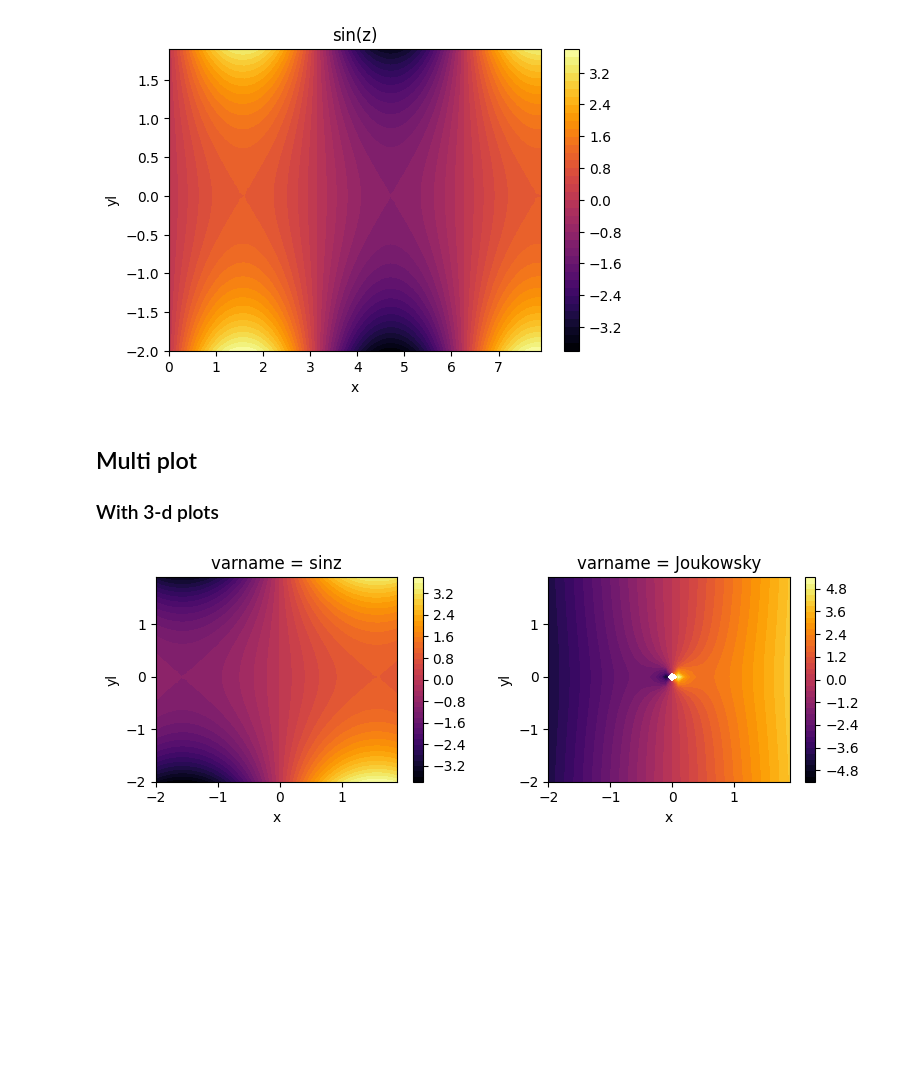
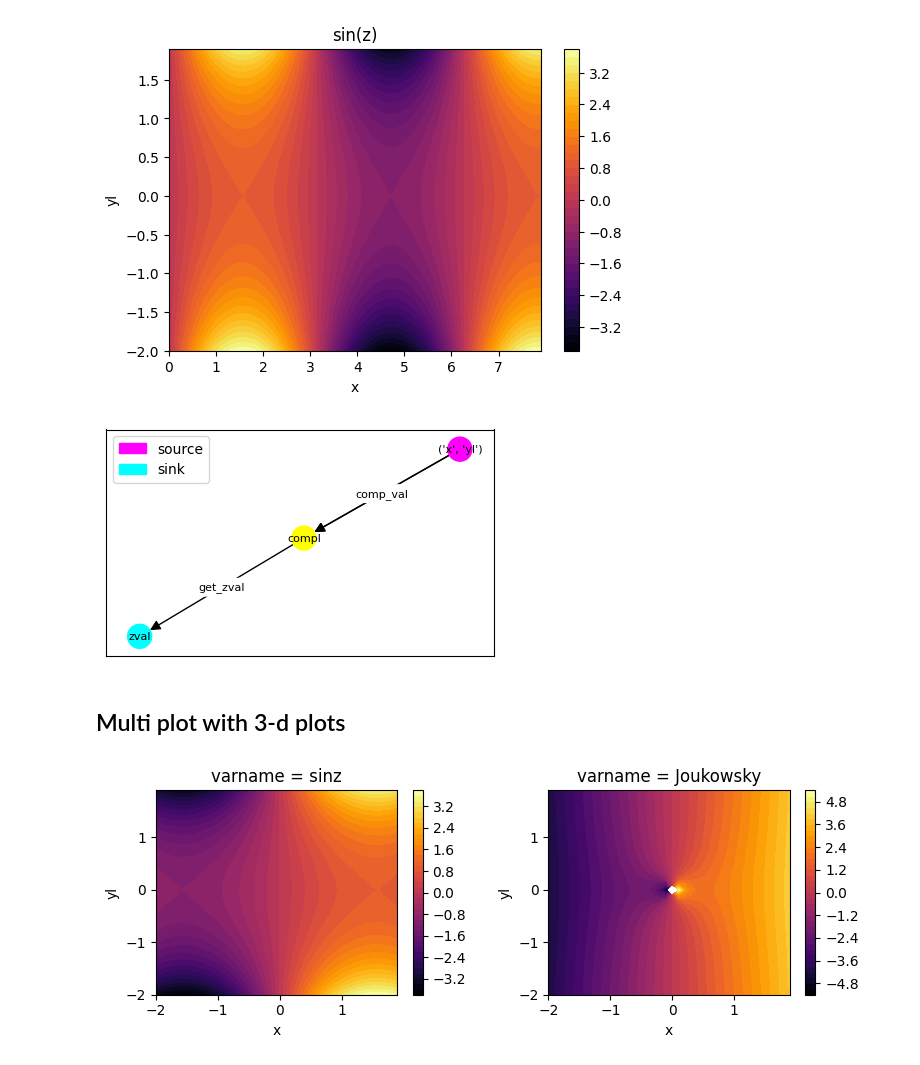
Before and after one commit to danlkv/cartesian-explorer, a Jupyter notebook: examples/Example usage.ipynb, the cells around one changed output. Drawn from its saved outputs; the diff is of its cells as text; code cells hidden in the pictures; blank space fills up the shorter version.

```diff
--- a/examples/Example usage.ipynb
+++ b/examples/Example usage.ipynb
@@ -69,9 +78,12 @@ plt.title('sin(z)')
 # %% [output]
 Text(0.5, 1.0, 'sin(z)')
 [figure]
+# %%
+_ = ex2.draw_dependency_graph(figsize=(5, 3))
+# %% [output]
+[figure, added]
 # %% [markdown]
-## Multi plot
-### With 3-d plots
+## Multi plot with 3-d plots
 # %%
 ex3 = Explorer()
 
```
Also changed, not shown: parts of 13 cells of this notebook, 2 other files.
